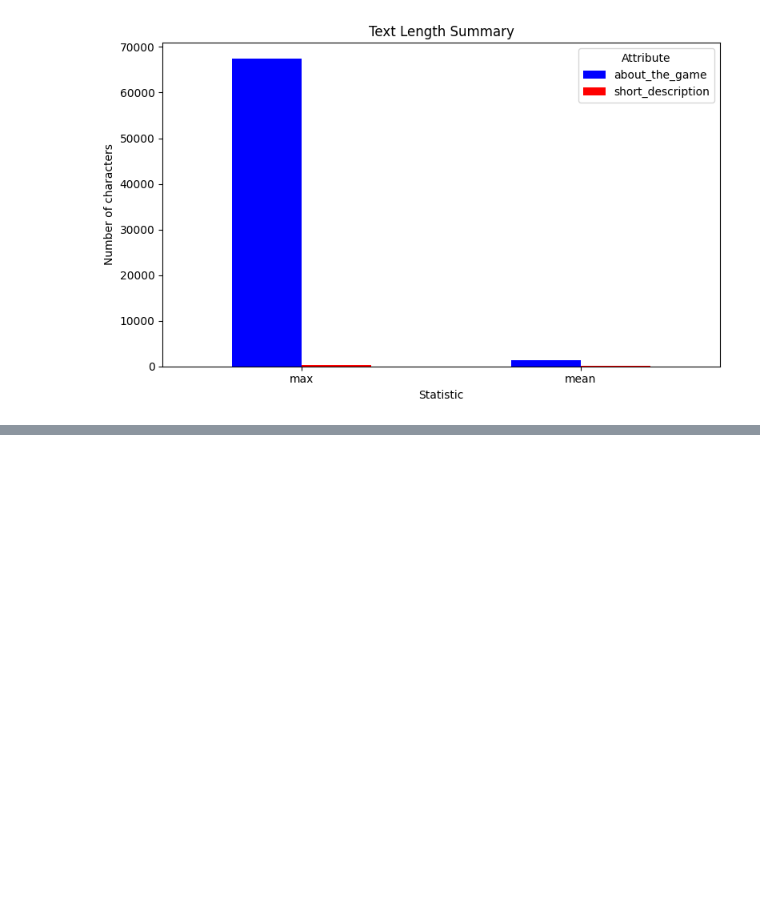
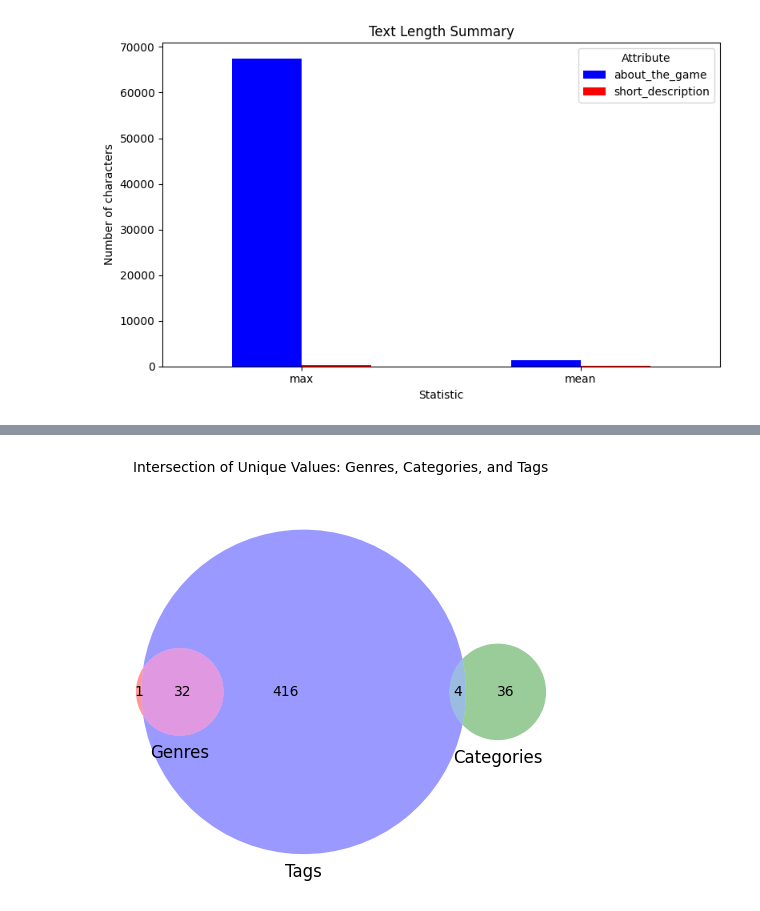
Before and after one commit to Jingrui-Zhu/SLDV, a Jupyter notebook: dataset_cleaning.ipynb, the cells around one changed output, grey strips where cells are left out. Drawn from its saved outputs; the diff is of its cells as text; code cells hidden in the pictures; blank space fills up the shorter version.

```diff
--- a/dataset_cleaning.ipynb
+++ b/dataset_cleaning.ipynb
@@ -244,0 +327,7 @@ df_games.describe(include='object')
+# %%
+# Define a normalization helper function to normalize strings for consistent comparison and analysis
+def normalize_key(key):
+    key = str(key).lower().strip()  # Convert to string, lowercase, and trim whitespace
+    key = re.sub(r"[^a-z0-9]+", "_", key)  # Replace non-alphanumeric sequences with '_'
+    key = key.strip("_")  # Remove leading/trailing underscores
+    return key
@@ -244,0 +361,40 @@ df_games.describe(include='object')
+# %%
+# Analogously, define a function to normalize the list type columns (categories and genres), which contains string representations of lists
+def normalize_list(x):
+    if pd.isna(x):
+        return []
+
+    parsed = literal_eval(str(x))
+
+    if isinstance(parsed, list):
+        return [normalize_key(item) for item in parsed]
+
+    raise ValueError(f"Expected a list, got {type(parsed)}")
+
+
+# Normalize the entire column
+df_games["categories"] = df_games["categories"].apply(normalize_list)
+
+# Extract all unique normalized values
+categories_unique = sorted({value for lst in df_games["categories"] for value in lst})
+# %%
+# Normalize the genres column and extract unique normalized values
+df_games['genres'] = df_games['genres'].apply(normalize_list)
+
+# Extract all unique normalized values
+genres_unique = sorted({value for lst in df_games['genres'] for value in lst})
+# %%
+# Convert lists of unique values to sets for Venn diagram
+genres_set = set(genres_unique)
+categories_set = set(categories_unique)
+tags_set = set(tags_unique)
+
+# Create Venn diagram
+plt.figure(figsize=(5, 5))
+venn3([genres_set, categories_set, tags_set],
+      set_labels=('Genres', 'Categories', 'Tags'))
+plt.title('Intersection of Unique Values: Genres, Categories, and Tags', fontsize=10, pad=20)
+plt.tight_layout()
+plt.show()
+# %% [output]
+[figure, added]
```
Also changed, not shown: parts of 16 cells of this notebook.
